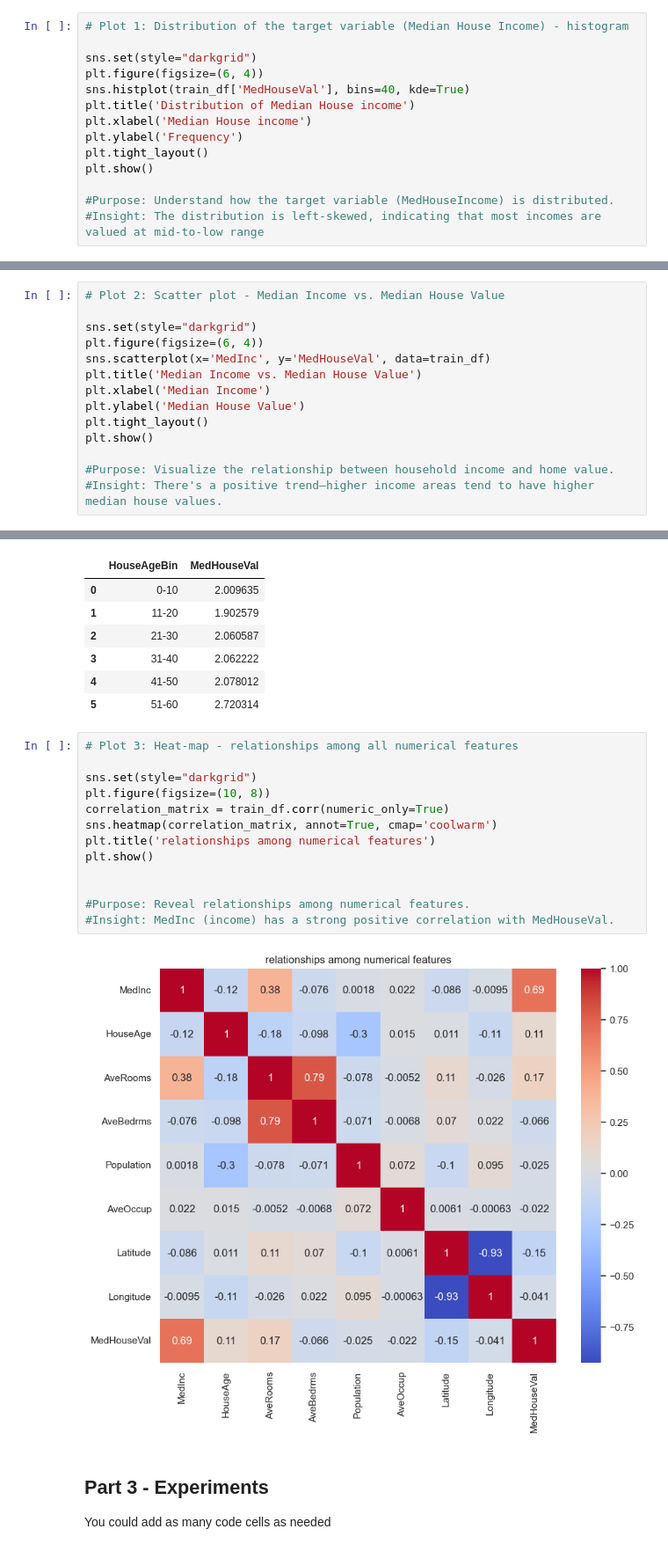
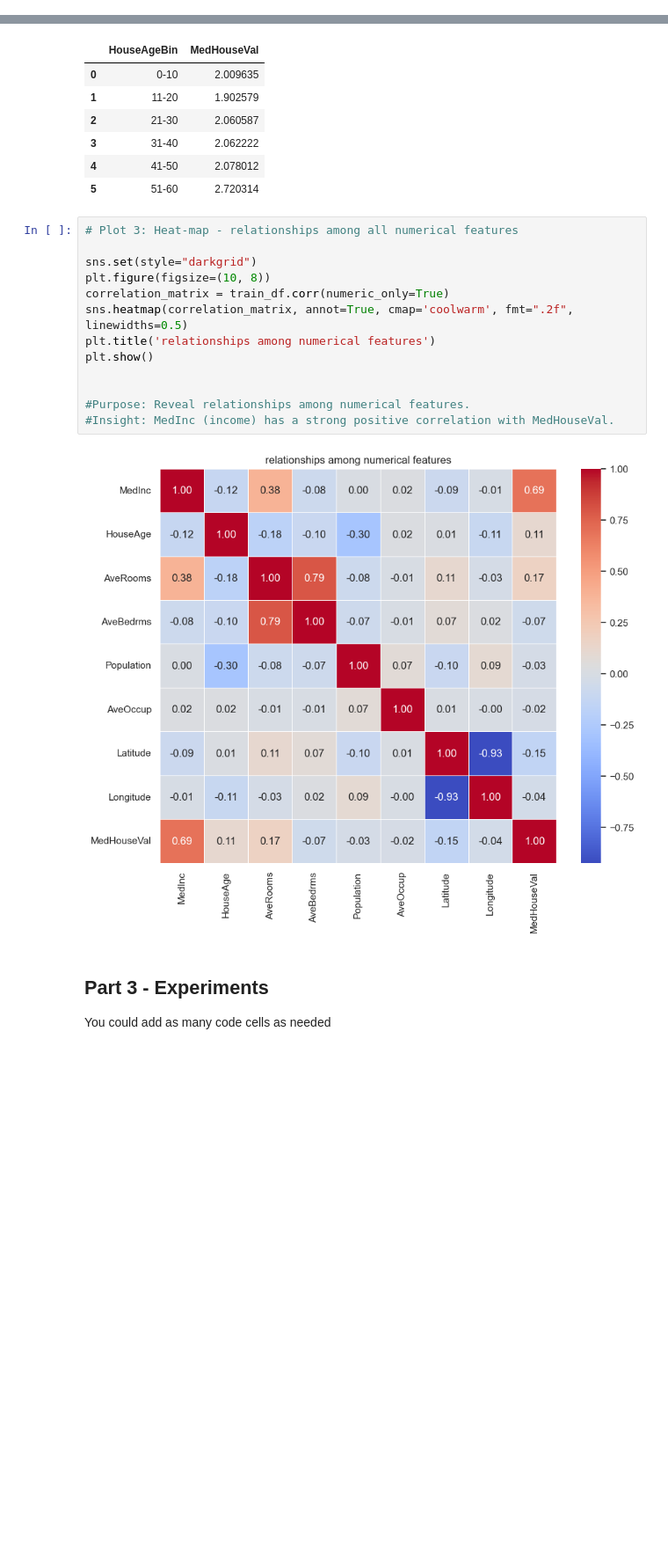
Before and after one commit to afik191/MachineLearningProject, a Jupyter notebook: Assignment2_supervised_learning_flow.ipynb, the cells around one changed output, grey strips where cells are left out. Shown at 88% size. Saved outputs shown, nothing was run; the diff lists cells and outputs as text; blank space fills up the shorter version.

```diff
--- a/Assignment2_supervised_learning_flow.ipynb
+++ b/Assignment2_supervised_learning_flow.ipynb
@@ -120,14 +94,0 @@ Train Set:
-# %%
-# Plot 1: Distribution of the target variable (Median House Income) - histogram
-
-sns.set(style="darkgrid")
-plt.figure(figsize=(6, 4))
-sns.histplot(train_df['MedHouseVal'], bins=40, kde=True)
-plt.title('Distribution of Median House income')
-plt.xlabel('Median House income')
-plt.ylabel('Frequency')
-plt.tight_layout()
-plt.show()
-
-#Purpose: Understand how the target variable (MedHouseIncome) is distributed.
-#Insight: The distribution is left-skewed, indicating that most incomes are valued at mid-to-low range
@@ -136,14 +94,0 @@ plt.show()
-# %%
-# Plot 2: Scatter plot - Median Income vs. Median House Value
-
-sns.set(style="darkgrid")
-plt.figure(figsize=(6, 4))
-sns.scatterplot(x='MedInc', y='MedHouseVal', data=train_df)
-plt.title('Median Income vs. Median House Value')
-plt.xlabel('Median Income')
-plt.ylabel('Median House Value')
-plt.tight_layout()
-plt.show()
-
-#Purpose: Visualize the relationship between household income and home value.
-#Insight: There's a positive trend—higher income areas tend to have higher median house values.
@@ -168,18 +290,18 @@ avg_val_by_age
 # %%
 # Plot 3: Heat-map - relationships among all numerical features
 
 sns.set(style="darkgrid")
 plt.figure(figsize=(10, 8))
 correlation_matrix = train_df.corr(numeric_only=True)
-sns.heatmap(correlation_matrix, annot=True, cmap='coolwarm')
+sns.heatmap(correlation_matrix, annot=True, cmap='coolwarm', fmt=".2f", linewidths=0.5)
 plt.title('relationships among numerical features')
 plt.show()
 
 
 #Purpose: Reveal relationships among numerical features.
 #Insight: MedInc (income) has a strong positive correlation with MedHouseVal.
 # %% [output]
-[figure, old version]
+[figure, new version]
 # %% [markdown]
 ## Part 3 - Experiments
 You could add as many code cells as needed
```
Also changed, not shown: parts of 24 cells of this notebook.
